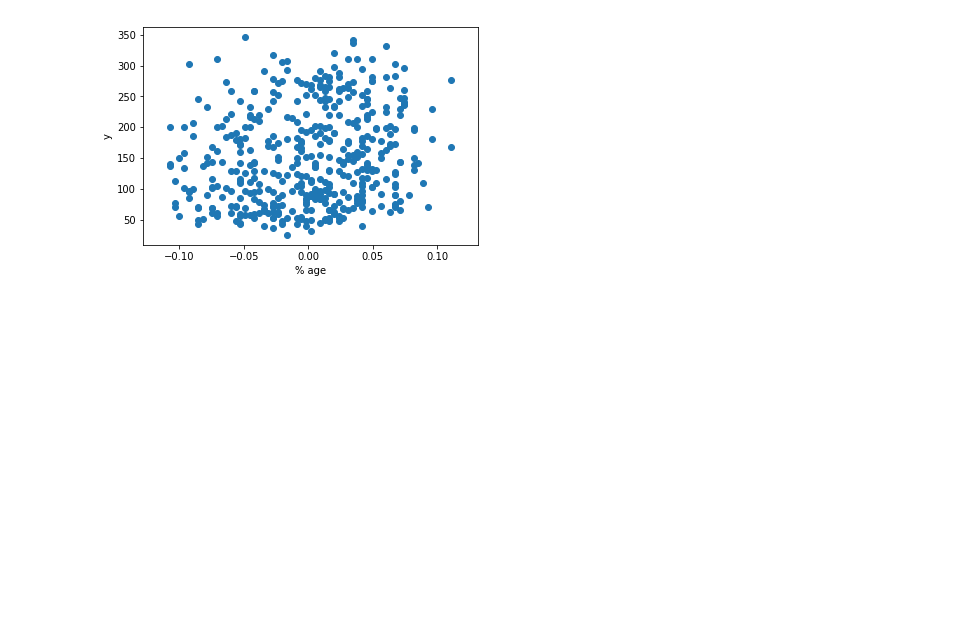
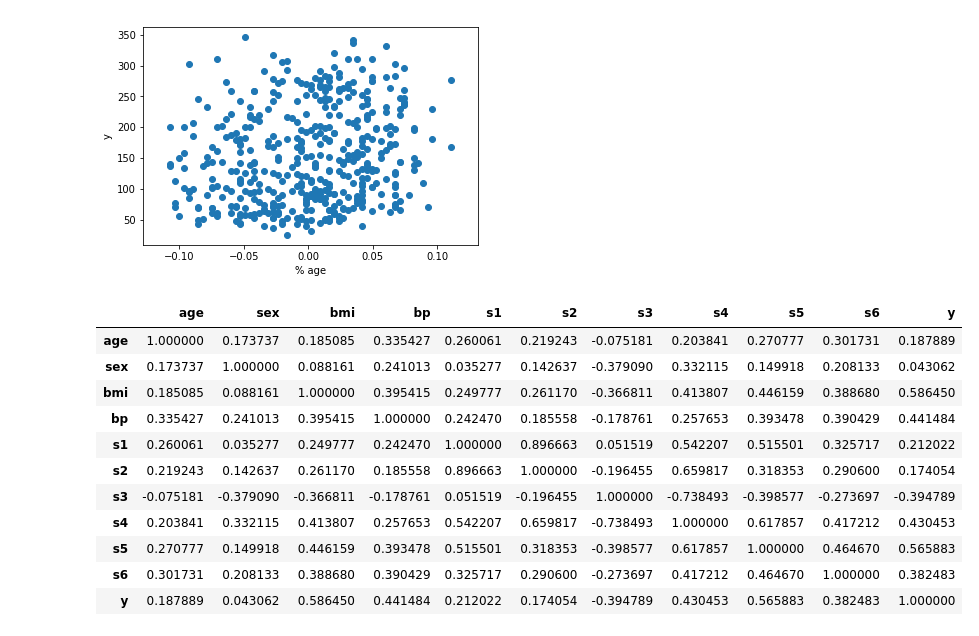
Before and after one commit to mgiovani/TopicosIC, a Jupyter notebook: Em Grupo/Atividade 4/Regressao.ipynb, the cells around one changed output. Cells and saved outputs as stored; diff of their text form; code cells hidden in the pictures; blank space fills up the shorter version.

```diff
--- a/Em Grupo/Atividade 4/Regressao.ipynb
+++ b/Em Grupo/Atividade 4/Regressao.ipynb
@@ -72,3 +72,20 @@ plt.ylabel('y')
 plt.show()
 # %% [output]
 [figure]
+# %%
+#Métodos de correlação
+
+tabela.corr()
+# %% [output]
+|  | age | sex | bmi | bp | s1 | s2 | s3 | s4 | s5 | s6 | y |
+| age | 1.000000 | 0.173737 | 0.185085 | 0.335427 | 0.260061 | 0.219243 | -0.075181 | 0.203841 | 0.270777 | 0.301731 | 0.187889 |
+| sex | 0.173737 | 1.000000 | 0.088161 | 0.241013 | 0.035277 | 0.142637 | -0.379090 | 0.332115 | 0.149918 | 0.208133 | 0.043062 |
+| bmi | 0.185085 | 0.088161 | 1.000000 | 0.395415 | 0.249777 | 0.261170 | -0.366811 | 0.413807 | 0.446159 | 0.388680 | 0.586450 |
+| bp | 0.335427 | 0.241013 | 0.395415 | 1.000000 | 0.242470 | 0.185558 | -0.178761 | 0.257653 | 0.393478 | 0.390429 | 0.441484 |
+| s1 | 0.260061 | 0.035277 | 0.249777 | 0.242470 | 1.000000 | 0.896663 | 0.051519 | 0.542207 | 0.515501 | 0.325717 | 0.212022 |
+| s2 | 0.219243 | 0.142637 | 0.261170 | 0.185558 | 0.896663 | 1.000000 | -0.196455 | 0.659817 | 0.318353 | 0.290600 | 0.174054 |
+| s3 | -0.075181 | -0.379090 | -0.366811 | -0.178761 | 0.051519 | -0.196455 | 1.000000 | -0.738493 | -0.398577 | -0.273697 | -0.394789 |
+| s4 | 0.203841 | 0.332115 | 0.413807 | 0.257653 | 0.542207 | 0.659817 | -0.738493 | 1.000000 | 0.617857 | 0.417212 | 0.430453 |
+| s5 | 0.270777 | 0.149918 | 0.446159 | 0.393478 | 0.515501 | 0.318353 | -0.398577 | 0.617857 | 1.000000 | 0.464670 | 0.565883 |
+| s6 | 0.301731 | 0.208133 | 0.388680 | 0.390429 | 0.325717 | 0.290600 | -0.273697 | 0.417212 | 0.464670 | 1.000000 | 0.382483 |
+| y | 0.187889 | 0.043062 | 0.586450 | 0.441484 | 0.212022 | 0.174054 | -0.394789 | 0.430453 | 0.565883 | 0.382483 | 1.000000 |
```
Also changed, not shown: parts of 3 cells of this notebook.
